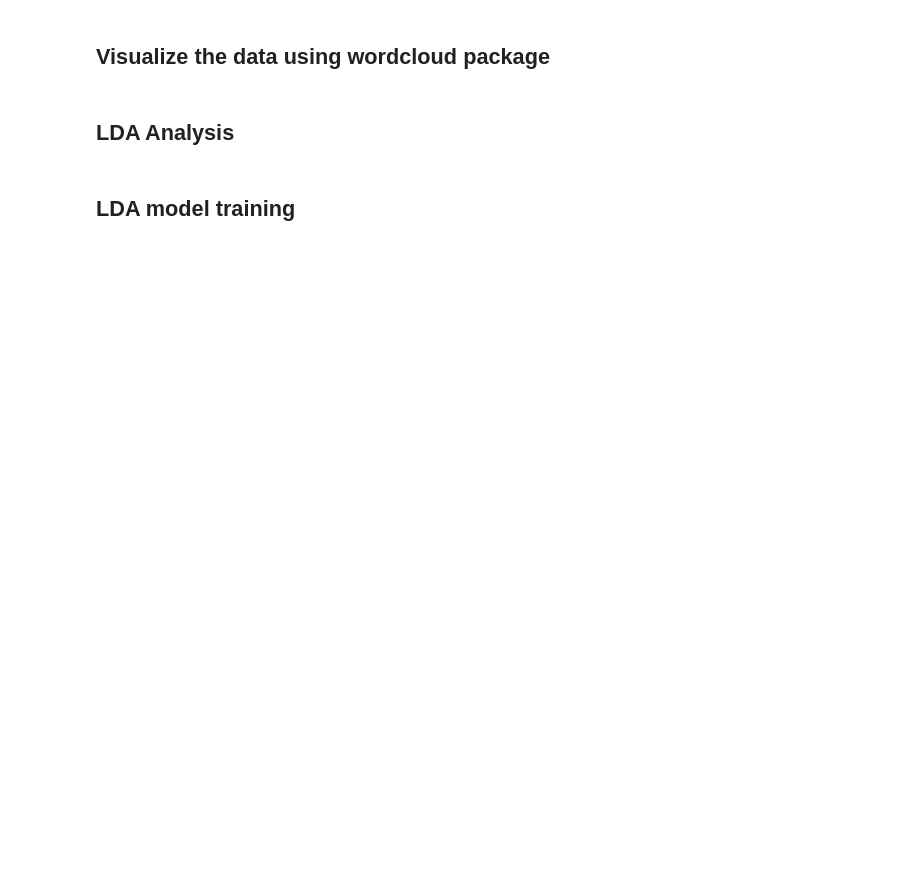
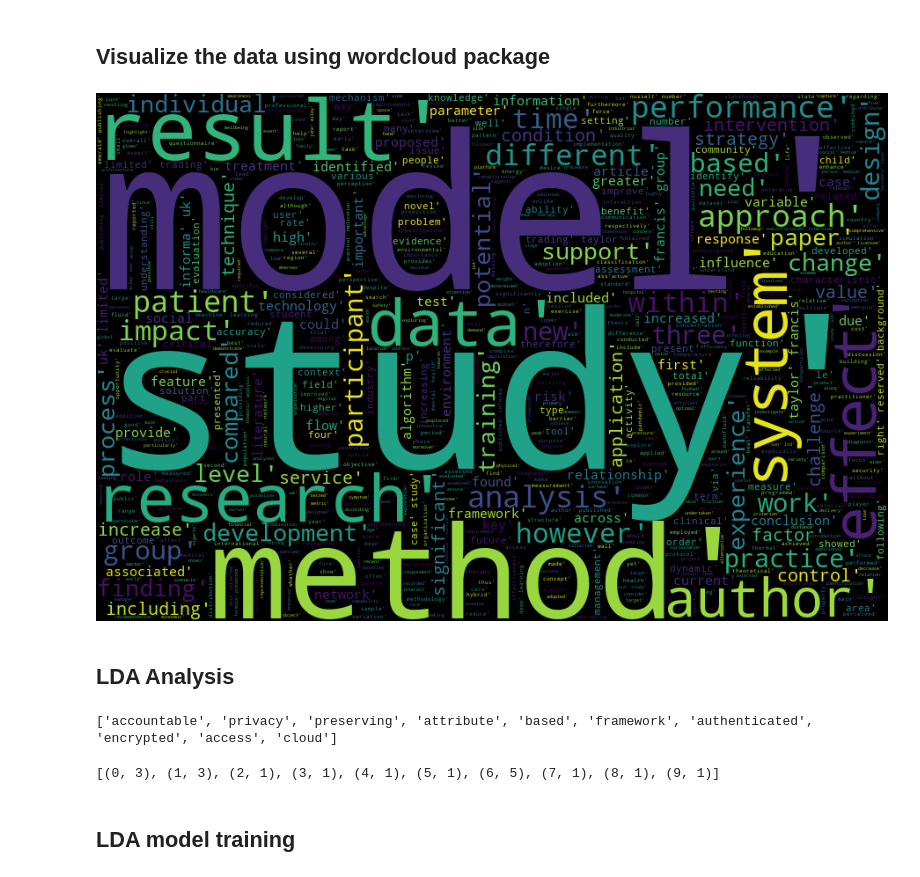
Before and after one commit to Fatai-soliu/Topic_modelling, a Jupyter notebook: Soliu_Fatai Topic Modelling.ipynb, the cells around one changed output. Drawn from its saved outputs; the diff is of its cells as text; code cells hidden in the pictures; blank space fills up the shorter version.

```diff
--- a/Soliu_Fatai Topic Modelling.ipynb
+++ b/Soliu_Fatai Topic Modelling.ipynb
@@ -33,8 +68,8 @@ papers.info()
 # %%
-# Remove columns that does not relate to the task and select chunck of the data (sample >> 100)
+# Remove columns that does not relate to the task
 # Add paper_text column
 
-papers = papers.drop(columns=['Authors','Source title','Link','Subject'], axis=1).sample(100)
+papers = papers.drop(columns=['Authors','Source title','Link'], axis=1)
 
 #print out the first five rows of papers
 papers.head()
@@ -114,8 +189,10 @@ nltk.download('stopwords')
 # %%
 # define stopword removal function
+stop_words = stopwords.words('english')
+stop_words.extend(['from', 'subject', 're', "'",'used','using','one','two','also','use','us','may'])
 
 def remove_stopword(word_list):
-    return [word for word in word_list if word not in stopwords.words('english')]
+    return [word for word in word_list if word not in stop_words]
 
 papers['paper_words_excl_sw'] = papers['paper_words'].apply(lambda x: remove_stopword(x))
 # %%
@@ -136,19 +230,21 @@ papers.tail()
 # %%
 # Visualize the data using wordcloud package
 # Import the wordcloud library
 from wordcloud import WordCloud
 
 # Join the different processed titles together
-long_string = ' '.join((str(l) for l in papers['paper_words_excl_sw']))
+long_string = ','.join((str(l) for l in papers['paper_words_excl_sw']))
 
 # Create a WordCloud object
-wordcloud = WordCloud(background_color="white", max_words=1000, contour_width=3, contour_color='steelblue')
+wordcloud = WordCloud(background_color="black", max_words=3000, contour_width=3, contour_color='steelblue', width = 900, height = 600)
 
 #Generate a word cloud
 wordcloud.generate(long_string)
 
 #Visualize the word cloud
 wordcloud.to_image()
+# %% [output]
+[figure, added]
 # %% [markdown]
 ## LDA Analysis
 # %%
@@ -164,7 +260,9 @@ data = papers['paper_words_excl_sw'].tolist()
 data_words = list(sent_to_words(data))
 
 
-print(data_words[:1][0][:10])
+print(data_words[:2][0][:10])
+# %% [output]
+['accountable', 'privacy', 'preserving', 'attribute', 'based', 'framework', 'authenticated', 'encrypted', 'access', 'cloud']
 # %%
 import gensim.corpora as corpora
 
@@ -179,6 +277,8 @@ corpus = [id2word.doc2bow(text) for text in texts]
 
 # View
 print(corpus[:1][0][:10])
+# %% [output]
+[(0, 3), (1, 3), (2, 1), (3, 1), (4, 1), (5, 1), (6, 5), (7, 1), (8, 1), (9, 1)]
 # %% [markdown]
 ## LDA model training
 # %%
```
Also changed, not shown: parts of 14 cells of this notebook.
